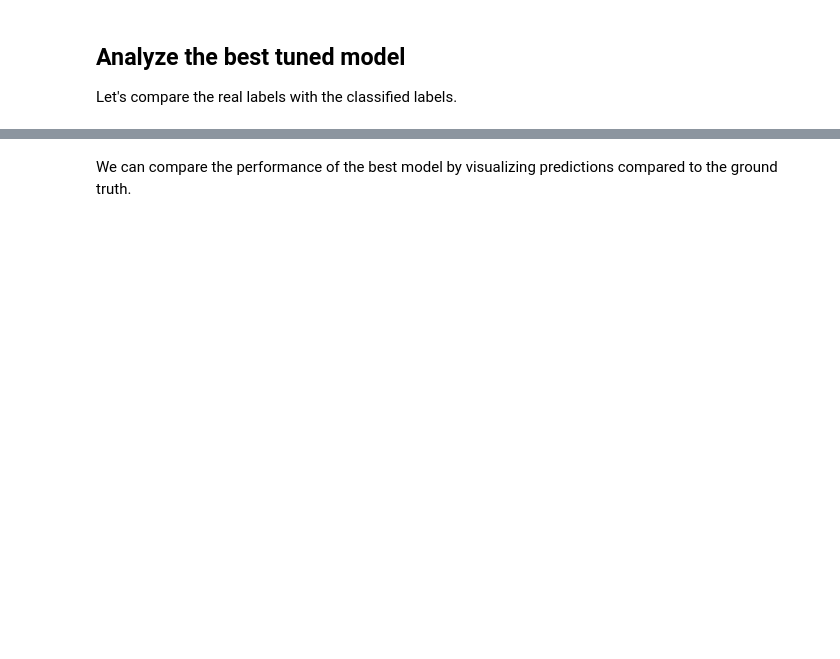
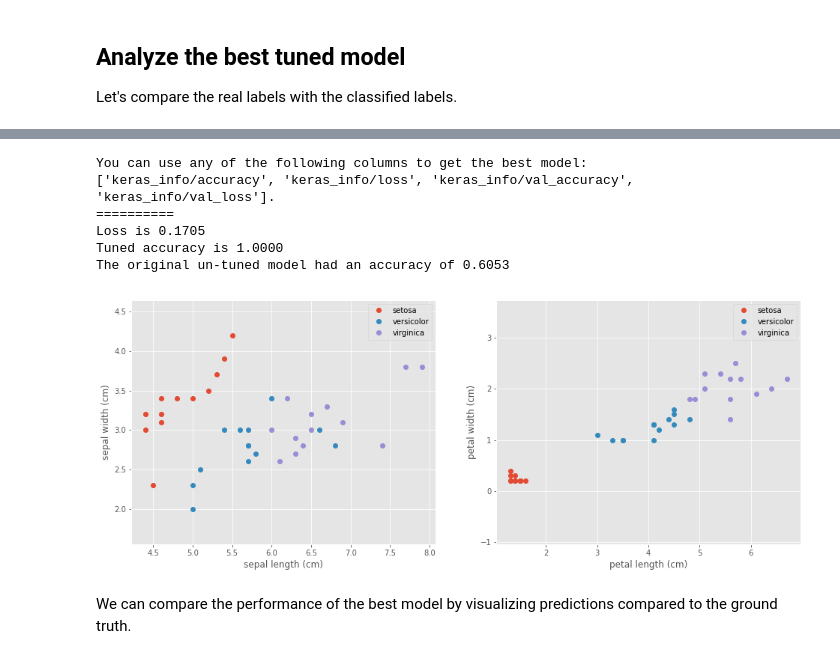
Before and after one commit to ray-project/tutorial, a Jupyter notebook: tune_exercises/exercise_1_basics.ipynb, the cells around one changed output, grey strips where cells are left out. Cells and saved outputs as stored; diff of their text form; code cells hidden in the pictures; blank space fills up the shorter version.

````diff
--- a/tune_exercises/exercise_1_basics.ipynb
+++ b/tune_exercises/exercise_1_basics.ipynb
@@ -152 +164,19 @@ print("Accuracy is {:0.4f}".format(original_accuracy))
+# %%
+import tensorflow.keras as keras
+from ray.tune import track
+
+
+class TuneReporterCallback(keras.callbacks.Callback):
+    """Tune Callback for Keras.
+
+    The callback is invoked every epoch.
+    """
+
+    def __init__(self, logs={}):
+        self.iteration = 0
+        super(TuneReporterCallback, self).__init__()
+
+    def on_epoch_end(self, batch, logs={}):
+        self.iteration += 1
+        track.log(keras_info=logs, mean_accuracy=logs.get("accuracy"), mean_loss=logs.get("loss"))
 # %% [markdown]
@@ -171,13 +197,13 @@ def tune_iris(config)
 model = create_model(learning_rate=config["lr"], dense_1=config["dense_1"], dense_2=config["dense_2"])
 ```
 # %%
-def tune_iris():  # TODO: Change me.
+def tune_iris(config):  # TODO: Change me.
     train_x, train_y, test_x, test_y = get_iris_data()
-    model = create_model(learning_rate=0, dense_1=0, dense_2=0)  # TODO: Change me.
-    checkpoint_callback = ModelCheckpoint("model.h5", monitor='accuracy', save_best_only=True, save_freq=2)
+    model = create_model(learning_rate=config["lr"], dense_1=config["dense_1"], dense_2=config["dense_2"])  # TODO: Change me.
+    checkpoint_callback = ModelCheckpoint("model.h5", monitor='loss', save_best_only=True, save_freq=2)
 
     # Enable Tune to make intermediate decisions by using a Tune Callback hook. This is Keras specific.
-    callbacks = [checkpoint_callback, TuneReporterCallback(freq="epoch")]
+    callbacks = [checkpoint_callback, TuneReporterCallback()]
 
     # Train the model
     model.fit(
@@ -233,8 +263,12 @@ The `error file` column will show up in the output. Run the below cell with the
 # %%
 # This seeds the hyperparameter sampling.
 import numpy as np; np.random.seed(5)
-hyperparameter_space = {}  # TODO: Fill me out.
-num_samples = 0  # TODO: Fill me out.
+hyperparameter_space = {
+    "lr": tune.loguniform(0.001, 0.1),
+    "dense_1": tune.uniform(2, 128),
+    "dense_2": tune.uniform(2, 128),
+}  # TODO: Fill me out.
+num_samples = 20  # TODO: Fill me out.
 
 ####################################################################################################
 ################ This is just a validation function for tutorial purposes only. ####################
@@ -245,7 +279,8 @@ assert all(key in hyperparameter_space for key in HP_KEYS), (
 
 ray.shutdown()  # Restart Ray defensively in case the ray connection is lost.
 ray.init(log_to_driver=False)
-
+# We clean out the logs before running for a clean visualization later.
+! rm -rf ~/ray_results/tune_iris
 
 analysis = tune.run(
     tune_iris,
@@ -264,20 +326,27 @@ plot_data(test_data, test_labels.argmax(1))
 # %%
 # Obtain the directory where the best model is saved.
-print("You can use any of the following columns to get the best model: {}.".format(list(analysis.dataframe())))
+print("You can use any of the following columns to get the best model: \n{}.".format(
+    [k for k in analysis.dataframe() if k.startswith("keras_info")]))
 print("=" * 10)
-logdir = analysis.get_best_logdir("keras_info/accuracy", mode="max")
-print(analysis.get_best_config("keras_info/accuracy", mode="max"))
-
+logdir = analysis.get_best_logdir("keras_info/val_loss", mode="min")
 # We saved the model as `model.h5` in the logdir of the trial.
 from tensorflow.keras.models import load_model
 tuned_model = load_model(logdir + "/model.h5")
 
 tuned_loss, tuned_accuracy = tuned_model.evaluate(test_data, test_labels, verbose=0)
 print("Loss is {:0.4f}".format(tuned_loss))
 print("Tuned accuracy is {:0.4f}".format(tuned_accuracy))
 print("The original un-tuned model had an accuracy of {:0.4f}".format(original_accuracy))
 predicted_label = tuned_model.predict(test_data)
 plot_data(test_data, predicted_label.argmax(1))
+# %% [output]
+You can use any of the following columns to get the best model:
+['keras_info/accuracy', 'keras_info/loss', 'keras_info/val_accuracy', 'keras_info/val_loss'].
+==========
+Loss is 0.1705
+Tuned accuracy is 1.0000
+The original un-tuned model had an accuracy of 0.6053
+[figure, added]
 # %% [markdown]
 We can compare the performance of the best model by visualizing predictions compared to the ground truth.
 # %%
````
Also changed, not shown: parts of 13 cells of this notebook.
